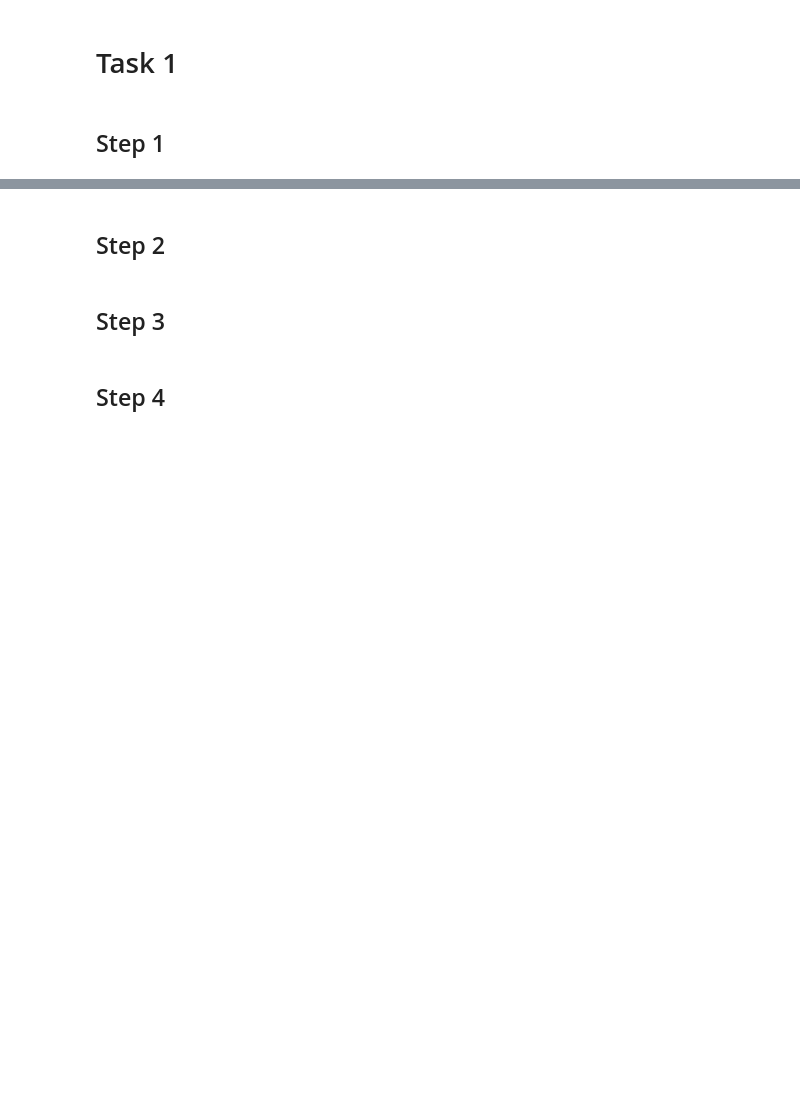
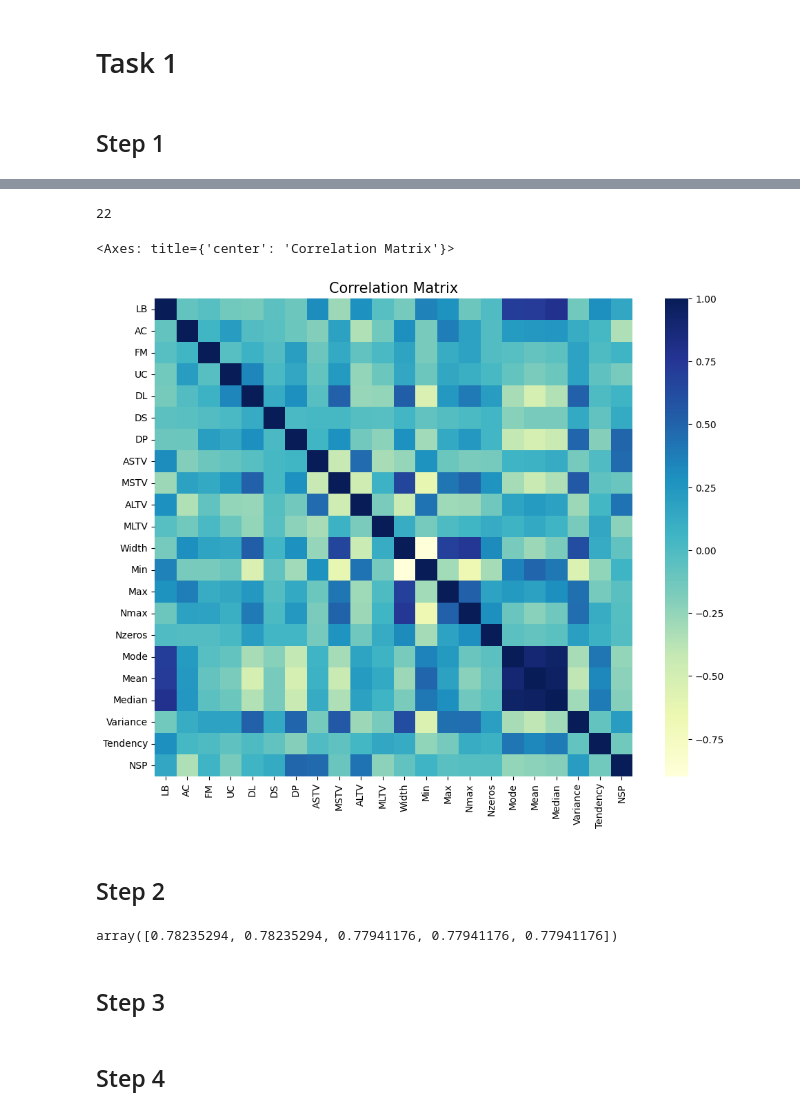
Before and after one commit to Zhiyuan-Holly-ZHANG/Applied-ML-2024, a Jupyter notebook: Assignment/A1.ipynb, the cells around one changed output, grey strips where cells are left out. Saved outputs shown, nothing was run; the diff lists cells and outputs as text; code cells hidden in the pictures; blank space fills up the shorter version.

```diff
--- a/Assignment/A1.ipynb
+++ b/Assignment/A1.ipynb
@@ -23,7 +25,7 @@ import numpy as np
 from sklearn.model_selection import train_test_split
 
 # Read the CSV file.
-data = pd.read_csv("./A1_data.csv", skiprows=1)
+data = pd.read_csv("./A1_CTG.csv", skiprows=1)
 
 # Select the relevant numerical columns.
 selected_cols = ['LB', 'AC', 'FM', 'UC', 'DL', 'DS', 'DP', 'ASTV', 'MSTV', 'ALTV',
@@ -50,3 +58,16 @@ X.head(3)
+# %%
+#Correlation map to see how features are correlated with SalePrice
+import matplotlib.pyplot as plt
+import seaborn as sns
+print(len(data.columns))
+corrmat = data.corr()
+plt.subplots(figsize=(12,9))
+plt.title('Correlation Matrix', fontsize=15)
+sns.heatmap(corrmat, square=True, cmap="YlGnBu")
+# %% [output]
+22
+<Axes: title={'center': 'Correlation Matrix'}>
+[figure, added]
 # %% [markdown]
 ## Step 2
 # %%
@@ -57,6 +78,8 @@ clf = DummyClassifier(strategy='most_frequent')
 from sklearn.model_selection import cross_val_score
 
 cross_val_score(clf, Xtrain, Ytrain)
+# %% [output]
+array([0.78235294, 0.78235294, 0.77941176, 0.77941176, 0.77941176])
 # %% [markdown]
 ## Step 3
 # %% [markdown]
```
Also changed, not shown: parts of 6 cells of this notebook, 1 other file.
